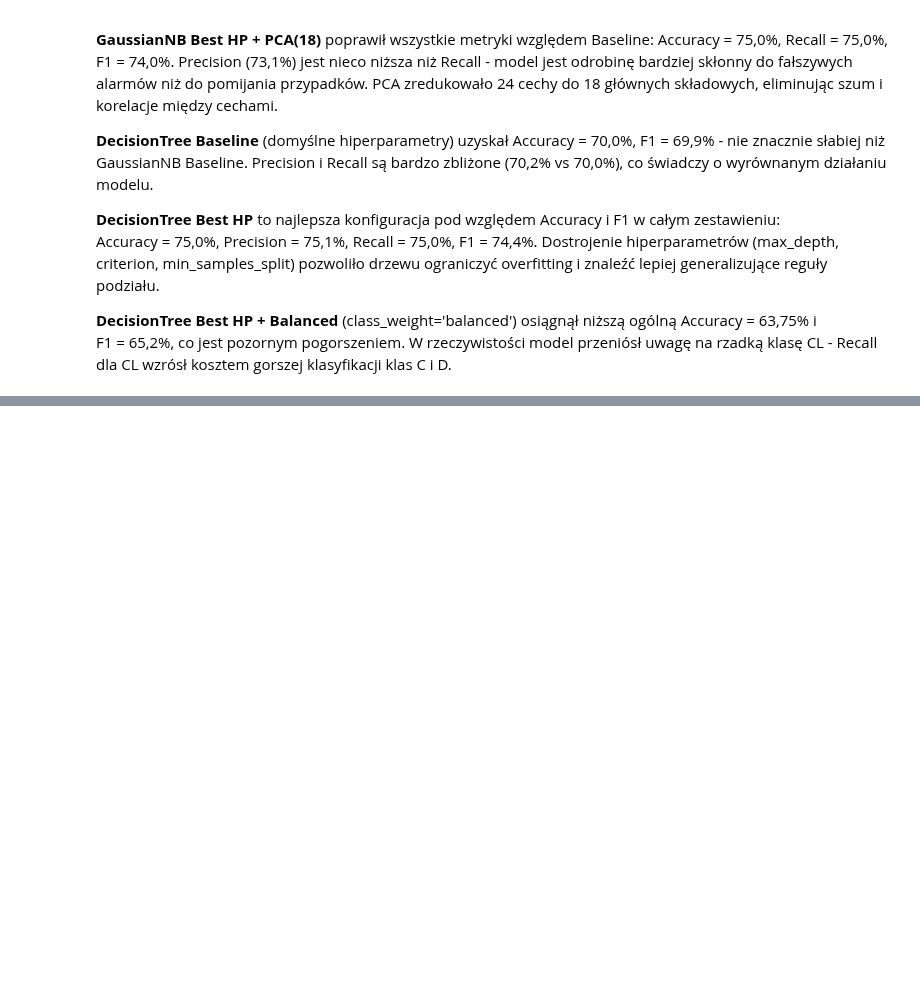
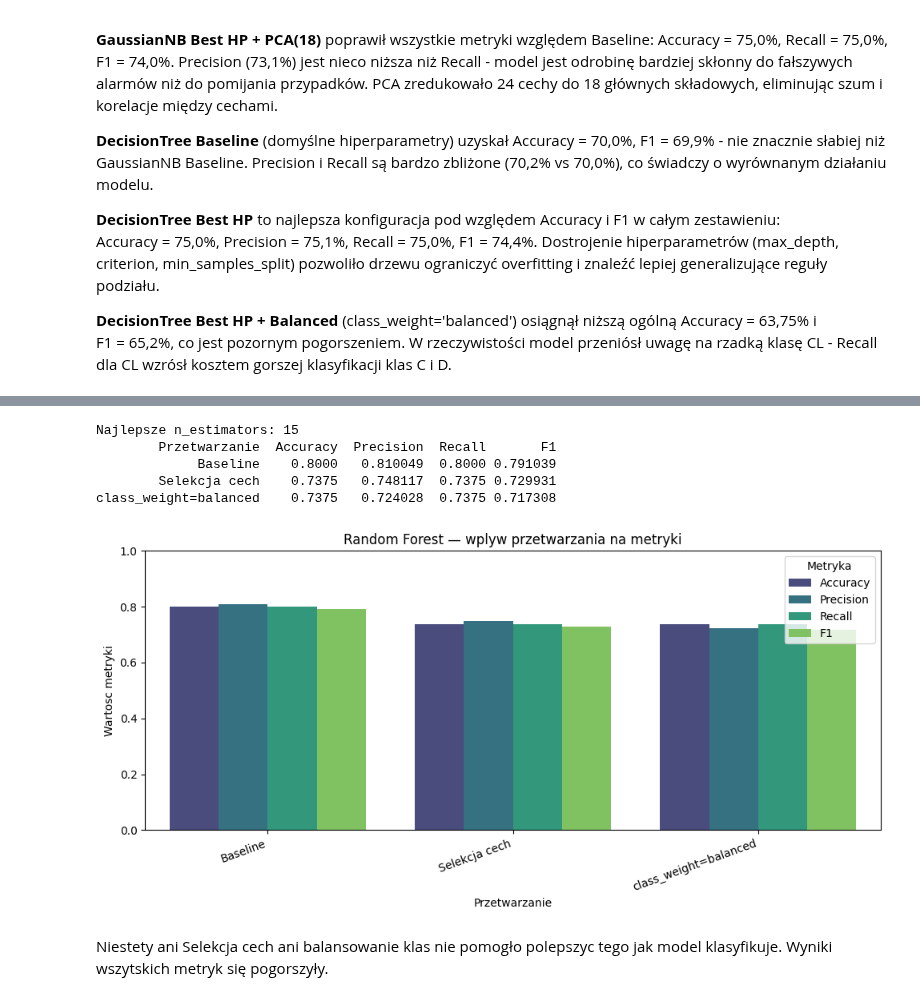
Before and after one commit to rozamazurek/-Cirrhosis-Patient-Survival-Prediction, a Jupyter notebook: eda.ipynb, the cells around one changed output, grey strips where cells are left out. Saved outputs shown, nothing was run; the diff lists cells and outputs as text; code cells hidden in the pictures; blank space fills up the shorter version.

Commit message:
feat: further development of models

```diff
--- a/eda.ipynb
+++ b/eda.ipynb
@@ -1454,0 +1583,10 @@ DecisionTree Best HP + Balanced    0.6375   0.676789  0.6375 0.652299
+# %%
+
+print('\n Ograniczenie max_depth jako mitygacja przeuczenia ')
+for depth in [3, 5, 10, None]:
+    rf_d = RandomForestClassifier(n_estimators=14, max_depth=depth, random_state=42, n_jobs=-1)
+    rf_d.fit(X_train, y_train)
+    tr_a = accuracy_score(y_train, rf_d.predict(X_train))
+    te_a = accuracy_score(y_test, rf_d.predict(X_test))
+    label = str(depth) if depth else 'None'
+    print(f'  max_depth={label:>4} | Train={tr_a:.4f} | Test={te_a:.4f} | Gap={tr_a - te_a:.4f}')
@@ -1454,0 +1613,34 @@ DecisionTree Best HP + Balanced    0.6375   0.676789  0.6375 0.652299
+# %%
+best_n_rf = int(df_rf_hp.loc[df_rf_hp['Accuracy'].idxmax(), 'n_estimators'])
+print(f'Najlepsze n_estimators: {best_n_rf}')
+
+def make_rf(cw=None):
+    return RandomForestClassifier(n_estimators=best_n_rf, random_state=42, n_jobs=-1,
+                                  class_weight=cw)
+
+prep_configs_rf = {
+    'Baseline':              Pipeline([('prep', make_base_prep()),   ('model', make_rf())]),
+    'Selekcja cech':         Pipeline([('prep', make_select_prep()), ('model', make_rf())]),
+    'class_weight=balanced': Pipeline([('prep', make_base_prep()),   ('model', make_rf('balanced'))]),
+}
+
+results_rf_prep = []
+for label, pipe in prep_configs_rf.items():
+    pipe.fit(X_train, y_train)
+    y_pred = pipe.predict(X_test)
+    m = compute_metrics(y_test, y_pred)
+    m['Przetwarzanie'] = label
+    results_rf_prep.append(m)
+
+df_rf_prep = pd.DataFrame(results_rf_prep)
+print(df_rf_prep[['Przetwarzanie', 'Accuracy', 'Precision', 'Recall', 'F1']].to_string(index=False))
+plot_metrics_bar(df_rf_prep, 'Przetwarzanie', 'Random Forest — wplyw przetwarzania na metryki')
+# %% [output]
+Najlepsze n_estimators: 15
+        Przetwarzanie  Accuracy  Precision  Recall       F1
+             Baseline    0.8000   0.810049  0.8000 0.791039
+        Selekcja cech    0.7375   0.748117  0.7375 0.729931
+class_weight=balanced    0.7375   0.724028  0.7375 0.717308
+[figure, added]
+# %% [markdown]
+Niestety ani Selekcja cech ani balansowanie klas nie pomogło polepszyc tego jak model klasyfikuje. Wyniki wszytskich metryk się pogorszyły.
```
Also changed, not shown: parts of 15 cells of this notebook.
